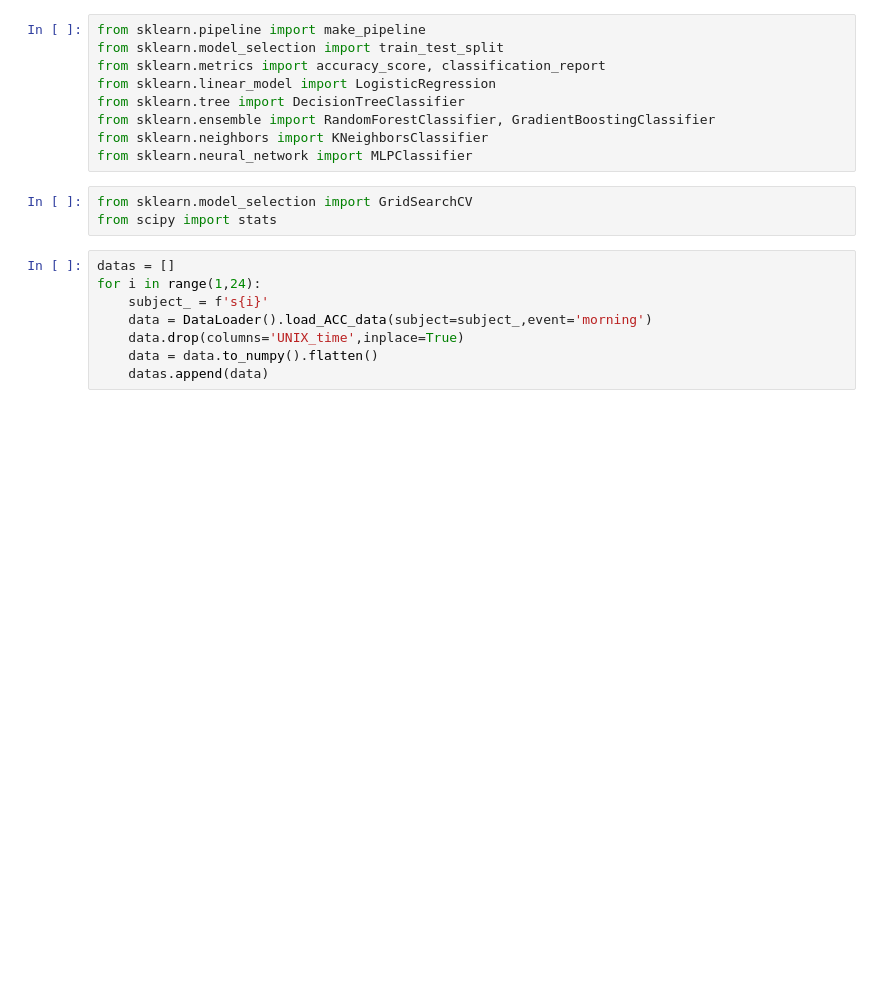
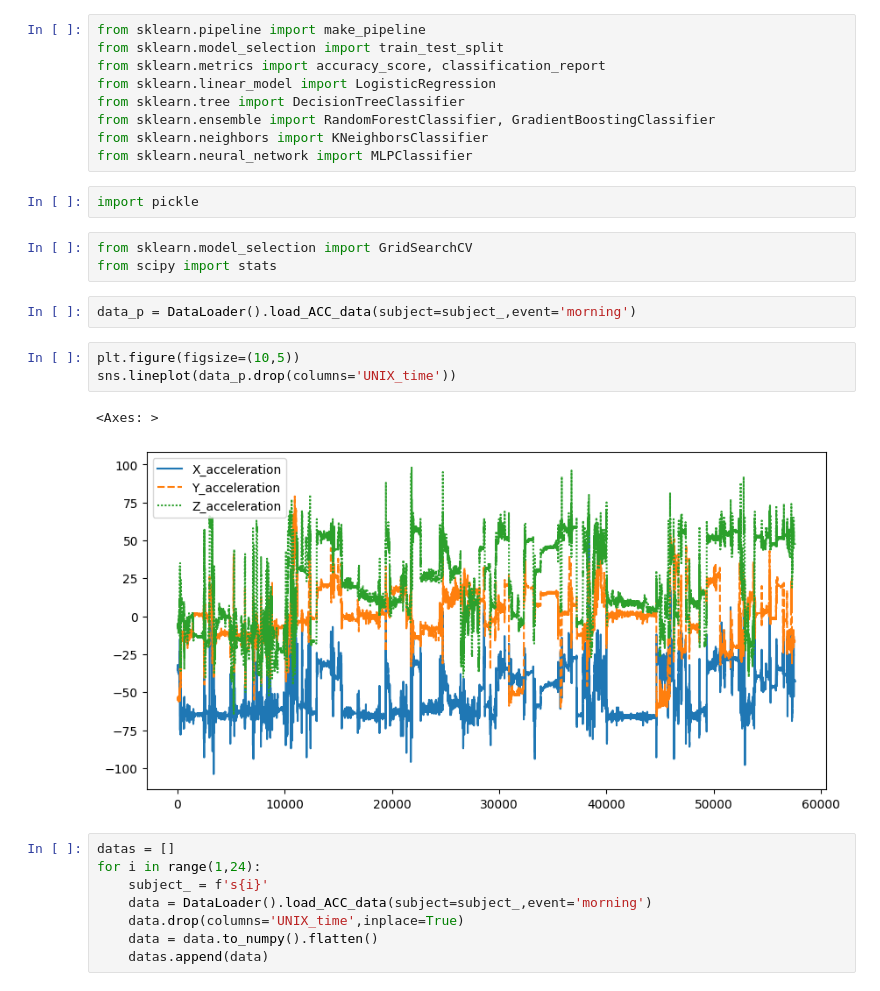
Before and after one commit to CapnJackSparrow/09-IMU-based-fatigue-detection, a Jupyter notebook: notebooks/jingle_fatigue_detection.ipynb, the cells around one changed output. Saved outputs shown, nothing was run; the diff lists cells and outputs as text; blank space fills up the shorter version.

```diff
--- a/notebooks/jingle_fatigue_detection.ipynb
+++ b/notebooks/jingle_fatigue_detection.ipynb
@@ -38,9 +38,19 @@ from sklearn.tree import DecisionTreeClassifier
 from sklearn.ensemble import RandomForestClassifier, GradientBoostingClassifier
 from sklearn.neighbors import KNeighborsClassifier
 from sklearn.neural_network import MLPClassifier
+# %%
+import pickle
 # %%
 from sklearn.model_selection import GridSearchCV
 from scipy import stats
+# %%
+data_p = DataLoader().load_ACC_data(subject=subject_,event='morning')
+# %%
+plt.figure(figsize=(10,5))
+sns.lineplot(data_p.drop(columns='UNIX_time'))
+# %% [output]
+<Axes: >
+[figure, added]
 # %%
 datas = []
 for i in range(1,24):
```
Also changed, not shown: parts of 8 cells of this notebook.
